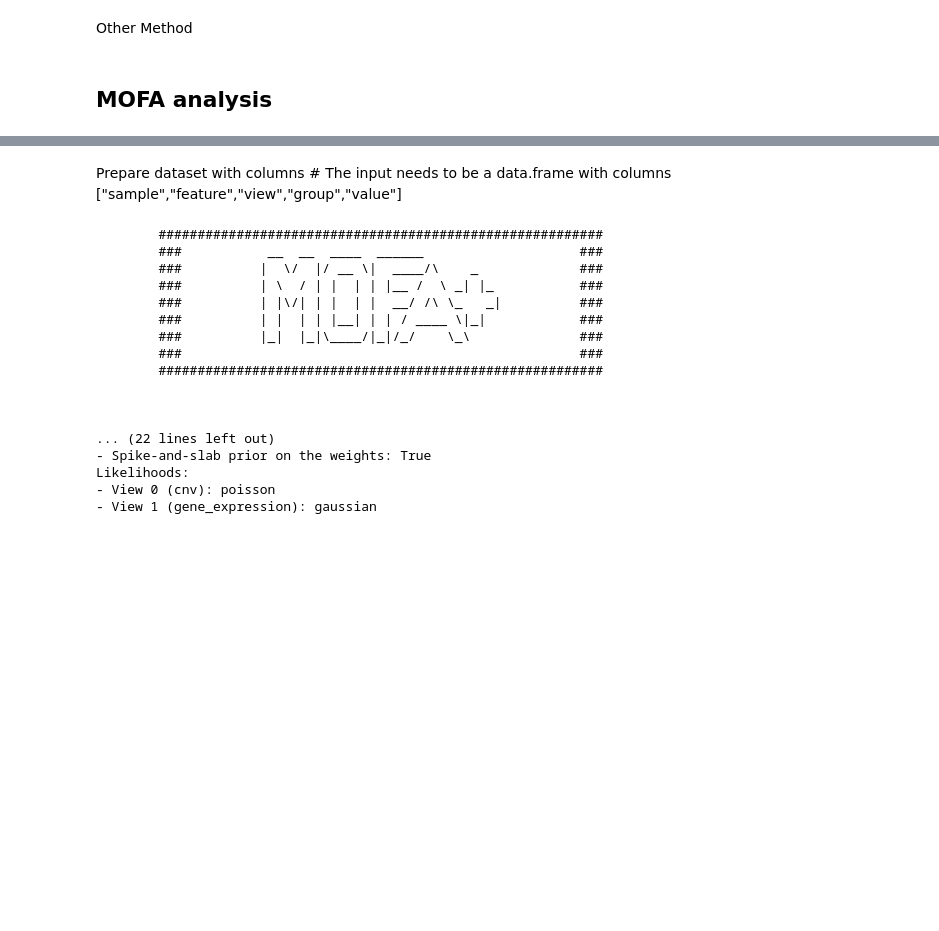
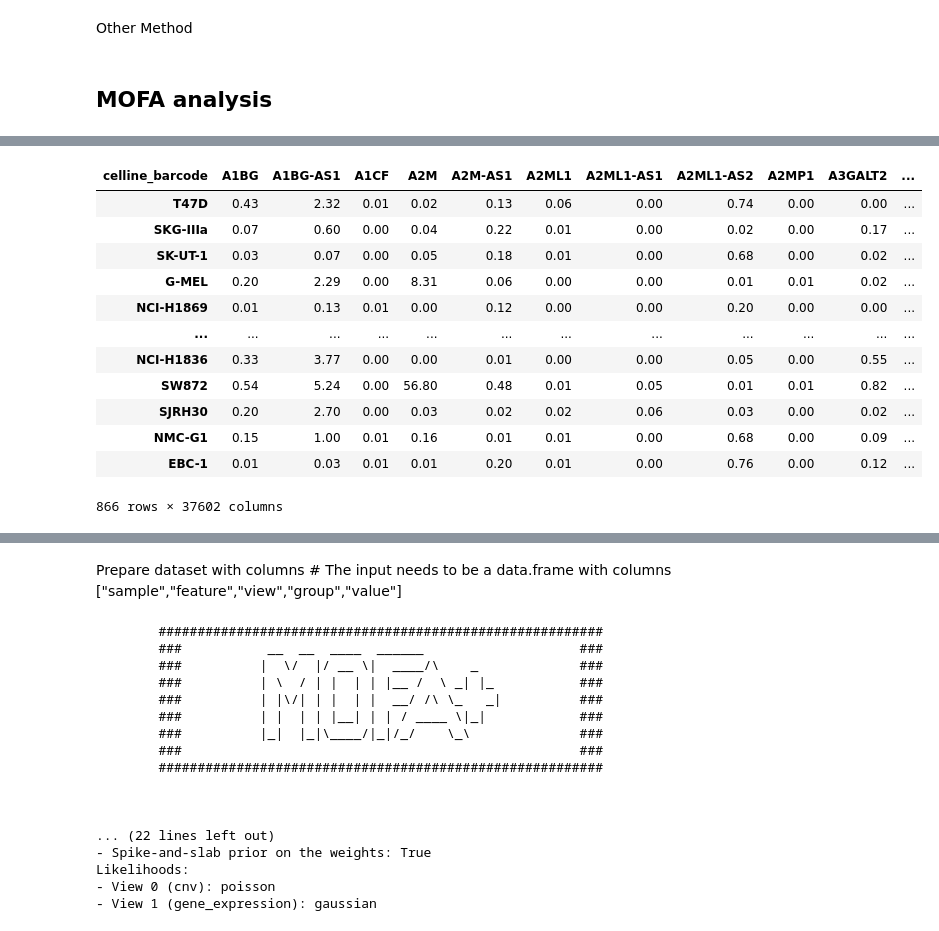
Before and after one commit to mglnbk/MGNet, a Jupyter notebook: data_handler.ipynb, the cells around one changed output, grey strips where cells are left out. Saved outputs shown, nothing was run; the diff lists cells and outputs as text; code cells hidden in the pictures; blank space fills up the shorter version.

```diff
--- a/data_handler.ipynb
+++ b/data_handler.ipynb
@@ -407 +424,17 @@ experiment = procssed_data['experiment']
+# %%
+gene_expression
+# %% [output]
+| celline_barcode | A1BG | A1BG-AS1 | A1CF | A2M | A2M-AS1 | A2ML1 | A2ML1-AS1 | A2ML1-AS2 | A2MP1 | A3GALT2 | ... |
+| T47D | 0.43 | 2.32 | 0.01 | 0.02 | 0.13 | 0.06 | 0.00 | 0.74 | 0.00 | 0.00 | ... |
+| SKG-IIIa | 0.07 | 0.60 | 0.00 | 0.04 | 0.22 | 0.01 | 0.00 | 0.02 | 0.00 | 0.17 | ... |
+| SK-UT-1 | 0.03 | 0.07 | 0.00 | 0.05 | 0.18 | 0.01 | 0.00 | 0.68 | 0.00 | 0.02 | ... |
+| G-MEL | 0.20 | 2.29 | 0.00 | 8.31 | 0.06 | 0.00 | 0.00 | 0.01 | 0.01 | 0.02 | ... |
+| NCI-H1869 | 0.01 | 0.13 | 0.01 | 0.00 | 0.12 | 0.00 | 0.00 | 0.20 | 0.00 | 0.00 | ... |
+| ... | ... | ... | ... | ... | ... | ... | ... | ... | ... | ... | ... |
+| NCI-H1836 | 0.33 | 3.77 | 0.00 | 0.00 | 0.01 | 0.00 | 0.00 | 0.05 | 0.00 | 0.55 | ... |
+| SW872 | 0.54 | 5.24 | 0.00 | 56.80 | 0.48 | 0.01 | 0.05 | 0.01 | 0.01 | 0.82 | ... |
+| SJRH30 | 0.20 | 2.70 | 0.00 | 0.03 | 0.02 | 0.02 | 0.06 | 0.03 | 0.00 | 0.02 | ... |
+| NMC-G1 | 0.15 | 1.00 | 0.01 | 0.16 | 0.01 | 0.01 | 0.00 | 0.68 | 0.00 | 0.09 | ... |
+| EBC-1 | 0.01 | 0.03 | 0.01 | 0.01 | 0.20 | 0.01 | 0.00 | 0.76 | 0.00 | 0.12 | ... |
+866 rows × 37602 columns
 # %%
```
Also changed, not shown: parts of 13 cells of this notebook, 5 other files.
